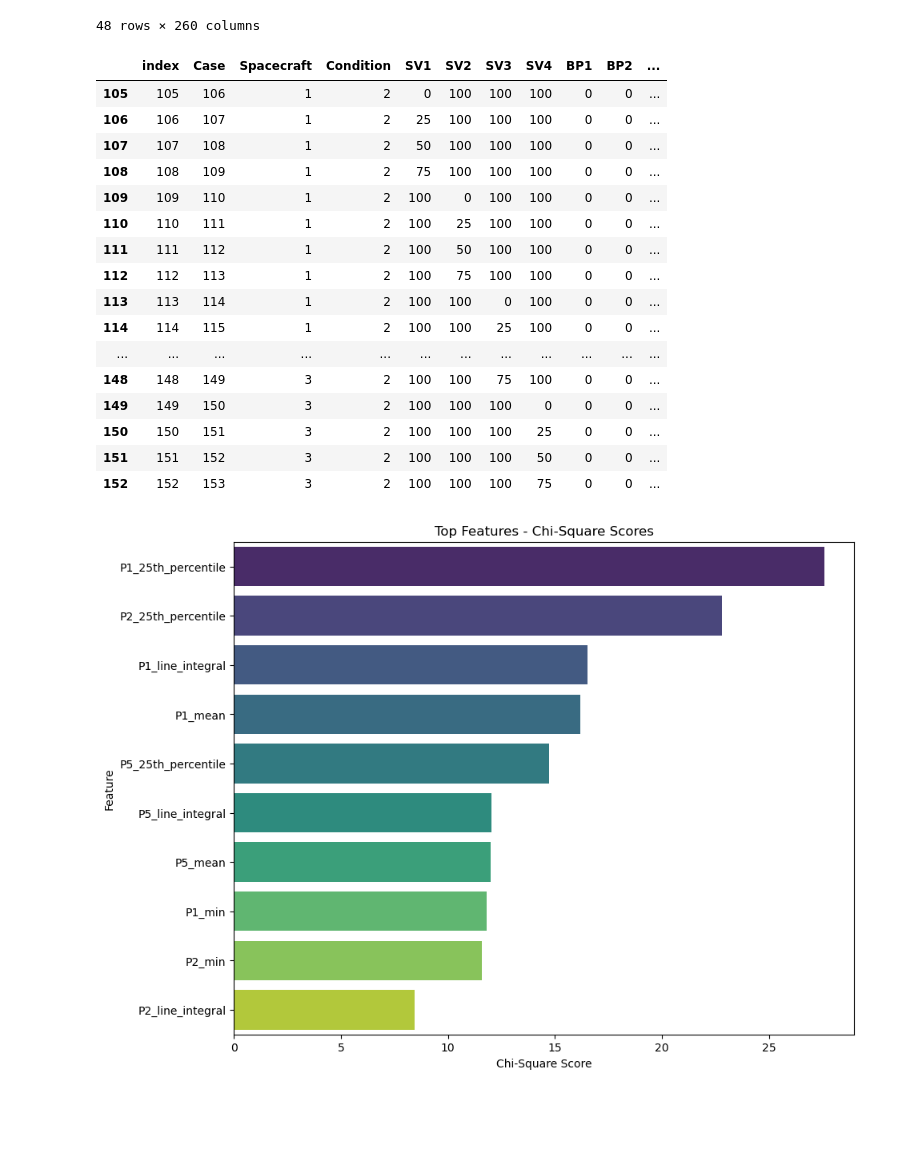
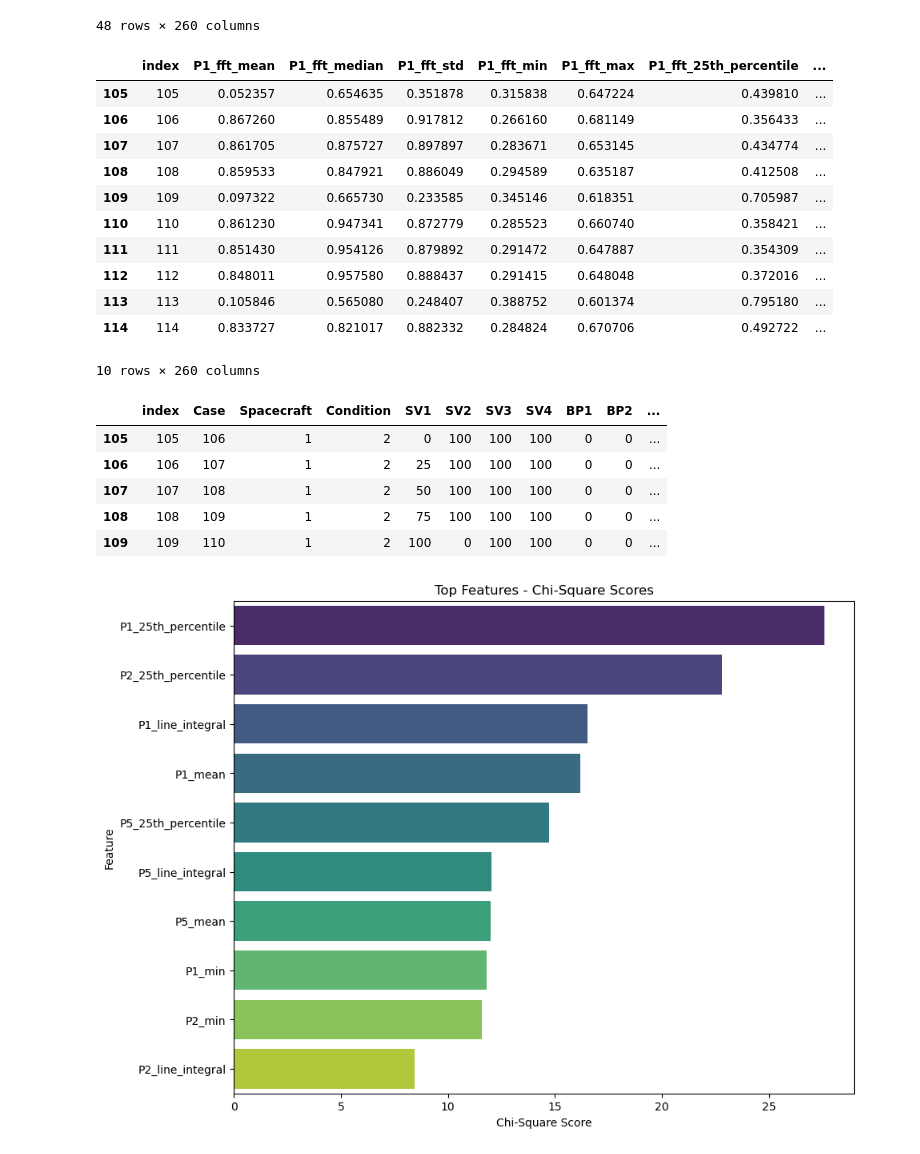
Before and after one commit to alexxdediu/Data-Challenge-PHM-Asia-Pacific-2023, a Jupyter notebook: models/model_task_5.ipynb, the cells around one changed output. Drawn from its saved outputs; the diff is of its cells as text; code cells hidden in the pictures; blank space fills up the shorter version.

```diff
--- a/models/model_task_5.ipynb
+++ b/models/model_task_5.ipynb
@@ -96,23 +126,27 @@ df_train
 | 151 | 151 | 0.794924 | 0.609557 | 0.526199 | 0.494878 | 0.389313 | 0.414431 | ... |
 | 152 | 152 | 0.833309 | 0.724535 | 0.576879 | 0.479184 | 0.422163 | 0.360314 | ... |
 48 rows × 260 columns
+# %%
+df_train.head(10)
+# %% [output]
+|  | index | P1_fft_mean | P1_fft_median | P1_fft_std | P1_fft_min | P1_fft_max | P1_fft_25th_percentile | ... |
+| 105 | 105 | 0.052357 | 0.654635 | 0.351878 | 0.315838 | 0.647224 | 0.439810 | ... |
+| 106 | 106 | 0.867260 | 0.855489 | 0.917812 | 0.266160 | 0.681149 | 0.356433 | ... |
+| 107 | 107 | 0.861705 | 0.875727 | 0.897897 | 0.283671 | 0.653145 | 0.434774 | ... |
+| 108 | 108 | 0.859533 | 0.847921 | 0.886049 | 0.294589 | 0.635187 | 0.412508 | ... |
+| 109 | 109 | 0.097322 | 0.665730 | 0.233585 | 0.345146 | 0.618351 | 0.705987 | ... |
+| 110 | 110 | 0.861230 | 0.947341 | 0.872779 | 0.285523 | 0.660740 | 0.358421 | ... |
+| 111 | 111 | 0.851430 | 0.954126 | 0.879892 | 0.291472 | 0.647887 | 0.354309 | ... |
+| 112 | 112 | 0.848011 | 0.957580 | 0.888437 | 0.291415 | 0.648048 | 0.372016 | ... |
+| 113 | 113 | 0.105846 | 0.565080 | 0.248407 | 0.388752 | 0.601374 | 0.795180 | ... |
+| 114 | 114 | 0.833727 | 0.821017 | 0.882332 | 0.284824 | 0.670706 | 0.492722 | ... |
+10 rows × 260 columns
 # %%
-df_labels
+df_labels.head(5)
 # %% [output]
 |  | index | Case | Spacecraft | Condition | SV1 | SV2 | SV3 | SV4 | BP1 | BP2 | ... |
 | 105 | 105 | 106 | 1 | 2 | 0 | 100 | 100 | 100 | 0 | 0 | ... |
 | 106 | 106 | 107 | 1 | 2 | 25 | 100 | 100 | 100 | 0 | 0 | ... |
 | 107 | 107 | 108 | 1 | 2 | 50 | 100 | 100 | 100 | 0 | 0 | ... |
 | 108 | 108 | 109 | 1 | 2 | 75 | 100 | 100 | 100 | 0 | 0 | ... |
 | 109 | 109 | 110 | 1 | 2 | 100 | 0 | 100 | 100 | 0 | 0 | ... |
-| 110 | 110 | 111 | 1 | 2 | 100 | 25 | 100 | 100 | 0 | 0 | ... |
-| 111 | 111 | 112 | 1 | 2 | 100 | 50 | 100 | 100 | 0 | 0 | ... |
-| 112 | 112 | 113 | 1 | 2 | 100 | 75 | 100 | 100 | 0 | 0 | ... |
-| 113 | 113 | 114 | 1 | 2 | 100 | 100 | 0 | 100 | 0 | 0 | ... |
-| 114 | 114 | 115 | 1 | 2 | 100 | 100 | 25 | 100 | 0 | 0 | ... |
-| ... | ... | ... | ... | ... | ... | ... | ... | ... | ... | ... | ... |
-| 148 | 148 | 149 | 3 | 2 | 100 | 100 | 75 | 100 | 0 | 0 | ... |
-| 149 | 149 | 150 | 3 | 2 | 100 | 100 | 100 | 0 | 0 | 0 | ... |
-| 150 | 150 | 151 | 3 | 2 | 100 | 100 | 100 | 25 | 0 | 0 | ... |
-| 151 | 151 | 152 | 3 | 2 | 100 | 100 | 100 | 50 | 0 | 0 | ... |
-| 152 | 152 | 153 | 3 | 2 | 100 | 100 | 100 | 75 | 0 | 0 | ... |
```
Also changed, not shown: parts of 64 cells of this notebook, 4 other files.
